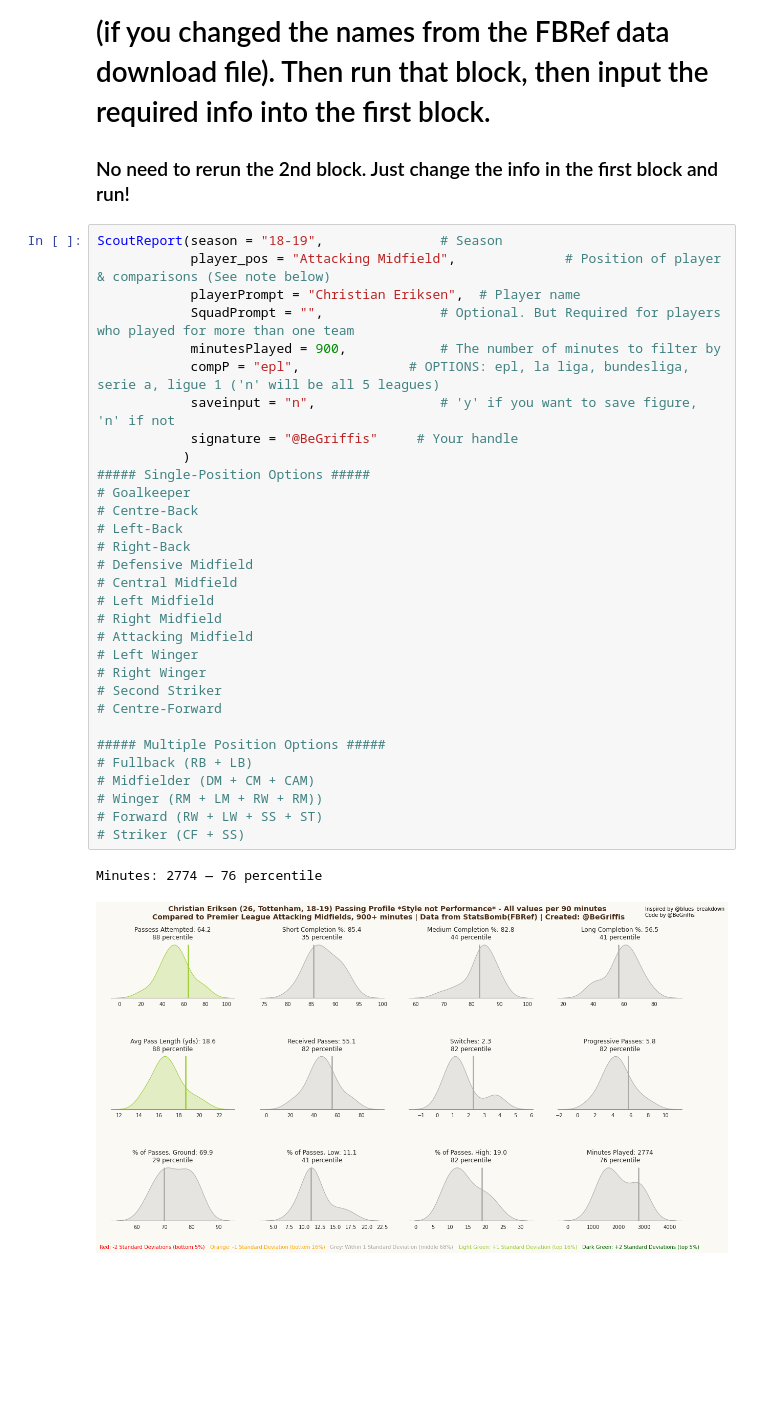
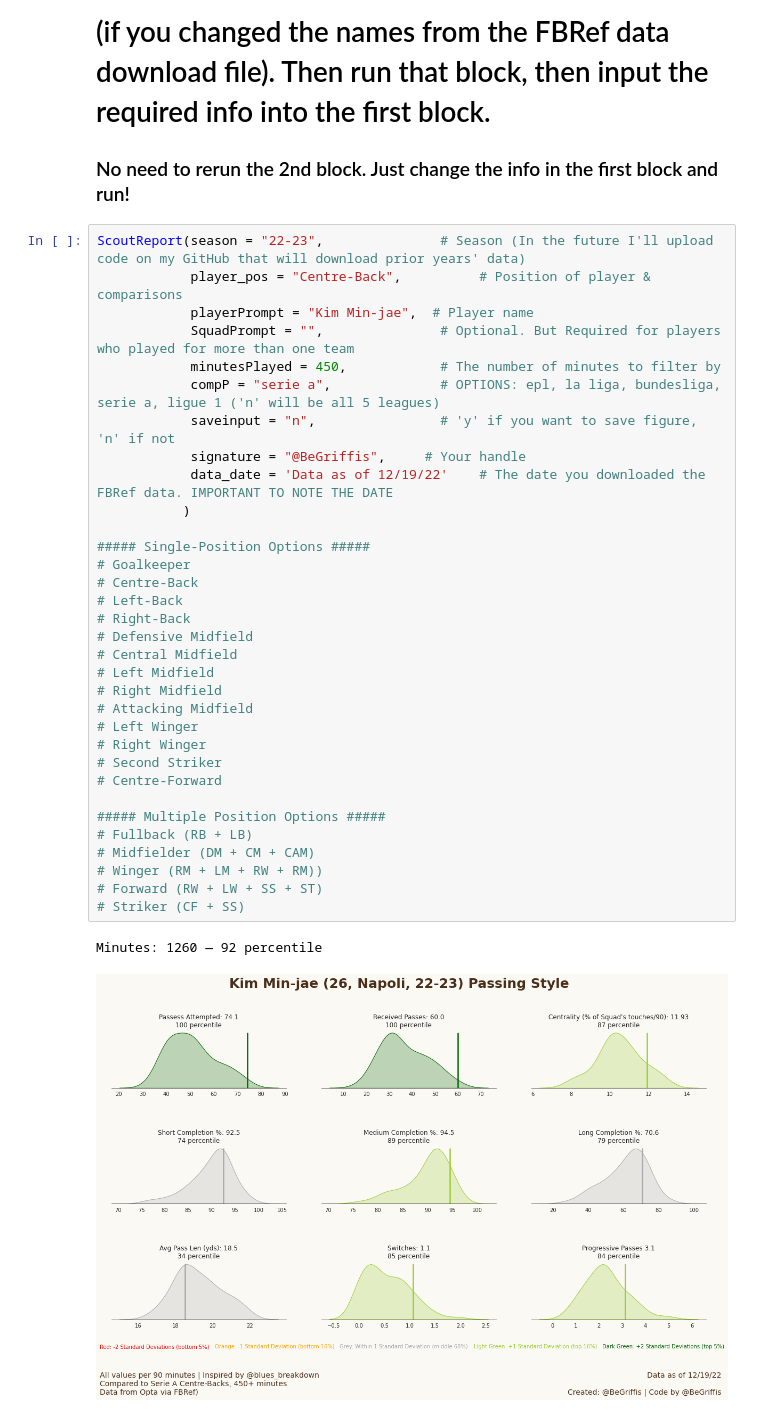
Before and after one commit to griffisben/Soccer-Analyses, a Jupyter notebook: Create Passing Style Charts (Inspired by @Blues_Breakdown).ipynb, the cells around one changed output. Drawn from its saved outputs; the diff is of its cells as text; blank space fills up the shorter version.

```diff
--- a/Create Passing Style Charts (Inspired by @Blues_Breakdown).ipynb
+++ b/Create Passing Style Charts (Inspired by @Blues_Breakdown).ipynb
@@ -2,39 +2,41 @@
 # Input the final names into the second block of code (if you changed the names from the FBRef data download file). Then run that block, then input the required info into the first block.
 ### No need to rerun the 2nd block. Just change the info in the first block and run!
 # %%
-ScoutReport(season = "18-19",               # Season
-            player_pos = "Attacking Midfield",              # Position of player & comparisons (See note below)
-            playerPrompt = "Christian Eriksen",  # Player name
+ScoutReport(season = "22-23",               # Season (In the future I'll upload code on my GitHub that will download prior years' data)
+            player_pos = "Centre-Back",          # Position of player & comparisons
+            playerPrompt = "Kim Min-jae",  # Player name
             SquadPrompt = "",               # Optional. But Required for players who played for more than one team
-            minutesPlayed = 900,            # The number of minutes to filter by
-            compP = "epl",              # OPTIONS: epl, la liga, bundesliga, serie a, ligue 1 ('n' will be all 5 leagues)
+            minutesPlayed = 450,            # The number of minutes to filter by
+            compP = "serie a",              # OPTIONS: epl, la liga, bundesliga, serie a, ligue 1 ('n' will be all 5 leagues)
             saveinput = "n",                # 'y' if you want to save figure, 'n' if not
-            signature = "@BeGriffis"     # Your handle
+            signature = "@BeGriffis",     # Your handle
+            data_date = 'Data as of 12/19/22'    # The date you downloaded the FBRef data. IMPORTANT TO NOTE THE DATE
            )
+
 ##### Single-Position Options #####
 # Goalkeeper
 # Centre-Back
 # Left-Back
 # Right-Back
 # Defensive Midfield
 # Central Midfield
 # Left Midfield
 # Right Midfield
 # Attacking Midfield
 # Left Winger
 # Right Winger
 # Second Striker
 # Centre-Forward
 
 ##### Multiple Position Options #####
 # Fullback (RB + LB)
 # Midfielder (DM + CM + CAM)
 # Winger (RM + LM + RW + RM))
 # Forward (RW + LW + SS + ST)
 # Striker (CF + SS)
 # %% [output]
-Minutes: 2774 — 76 percentile
+Minutes: 1260 — 92 percentile
-[figure, old version]
+[figure, new version]
 # %%
 # Packages
 %matplotlib inline
```
Also changed, not shown: parts of 1 cell of this notebook.
